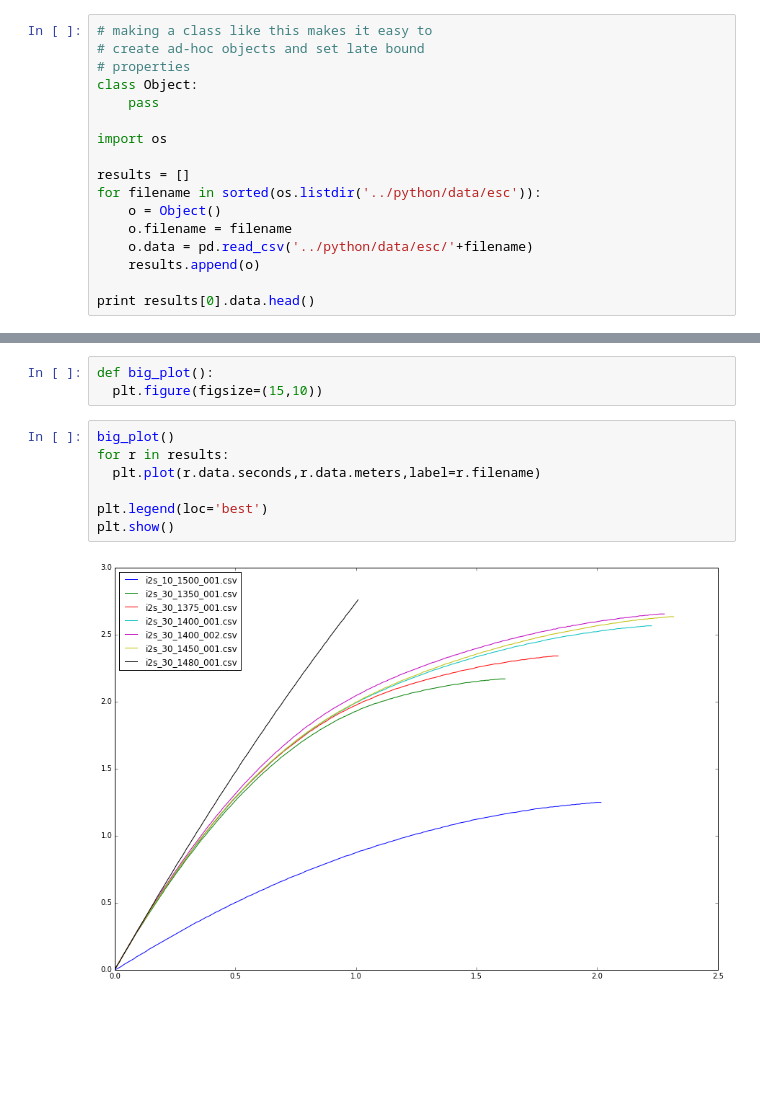
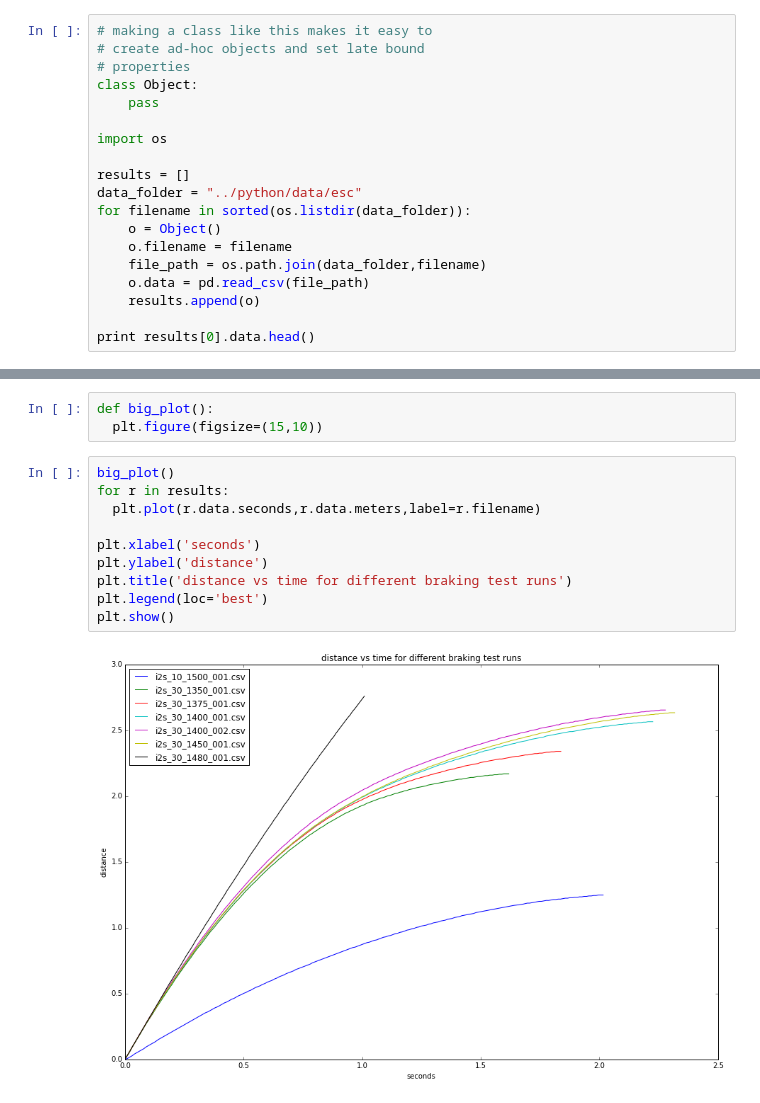
Before and after one commit to berickson/car, a Jupyter notebook: notebooks/Braking.ipynb, the cells around one changed output, grey strips where cells are left out. Saved outputs shown, nothing was run; the diff lists cells and outputs as text; blank space fills up the shorter version.

```diff
--- a/notebooks/Braking.ipynb
+++ b/notebooks/Braking.ipynb
@@ -13,10 +42,12 @@ class Object:
 import os
 
 results = []
-for filename in sorted(os.listdir('../python/data/esc')):
+data_folder = "../python/data/esc"
+for filename in sorted(os.listdir(data_folder)):
     o = Object()
     o.filename = filename
-    o.data = pd.read_csv('../python/data/esc/'+filename)
+    file_path = os.path.join(data_folder,filename)
+    o.data = pd.read_csv(file_path)
     results.append(o)
 
 print results[0].data.head()
@@ -40,9 +71,12 @@ def big_plot():
 # %%
 big_plot()
 for r in results:
   plt.plot(r.data.seconds,r.data.meters,label=r.filename)
 
+plt.xlabel('seconds')
+plt.ylabel('distance')
+plt.title('distance vs time for different braking test runs')
 plt.legend(loc='best')
 plt.show()
 # %% [output]
-[figure, old version]
+[figure, new version]
```
Also changed, not shown: parts of 10 cells of this notebook.
